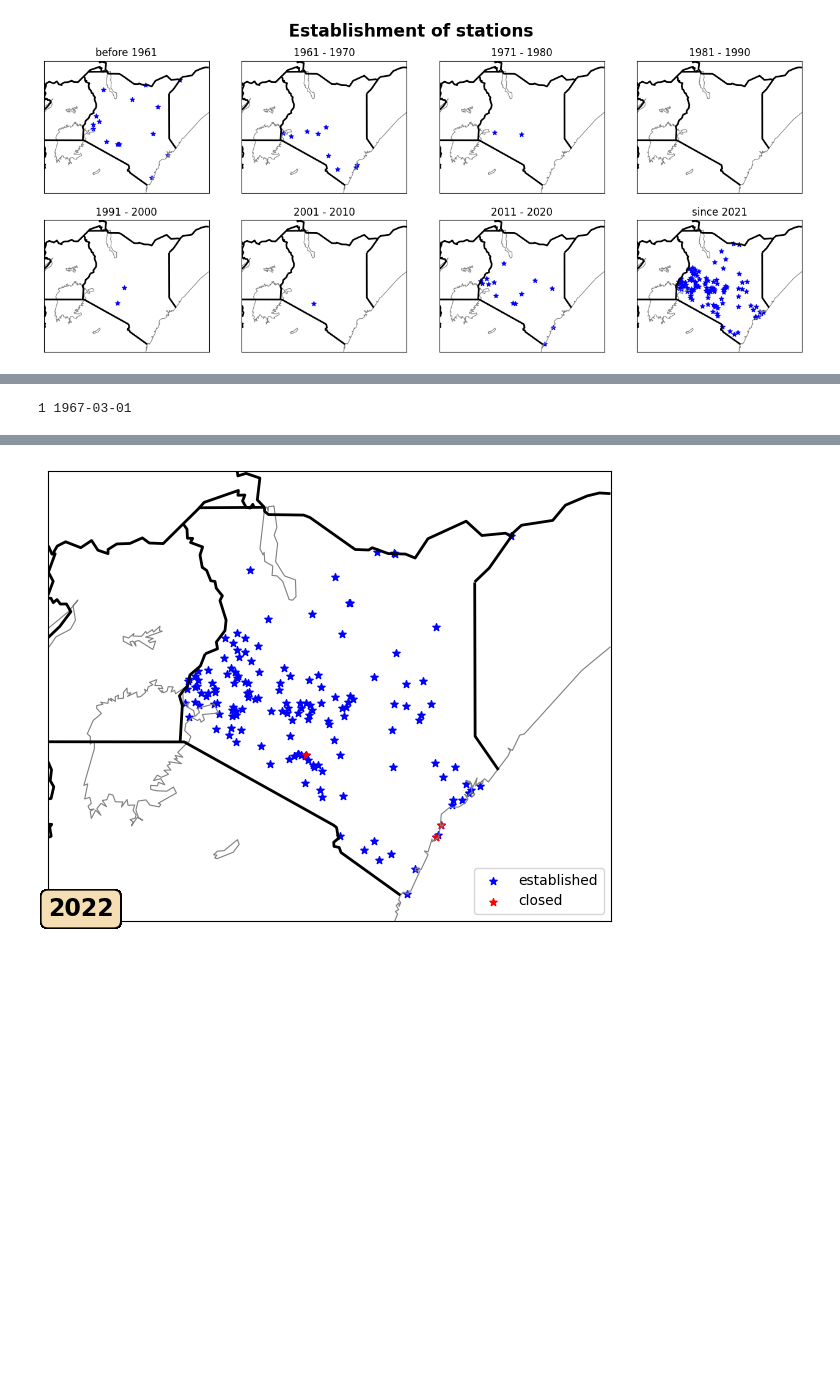
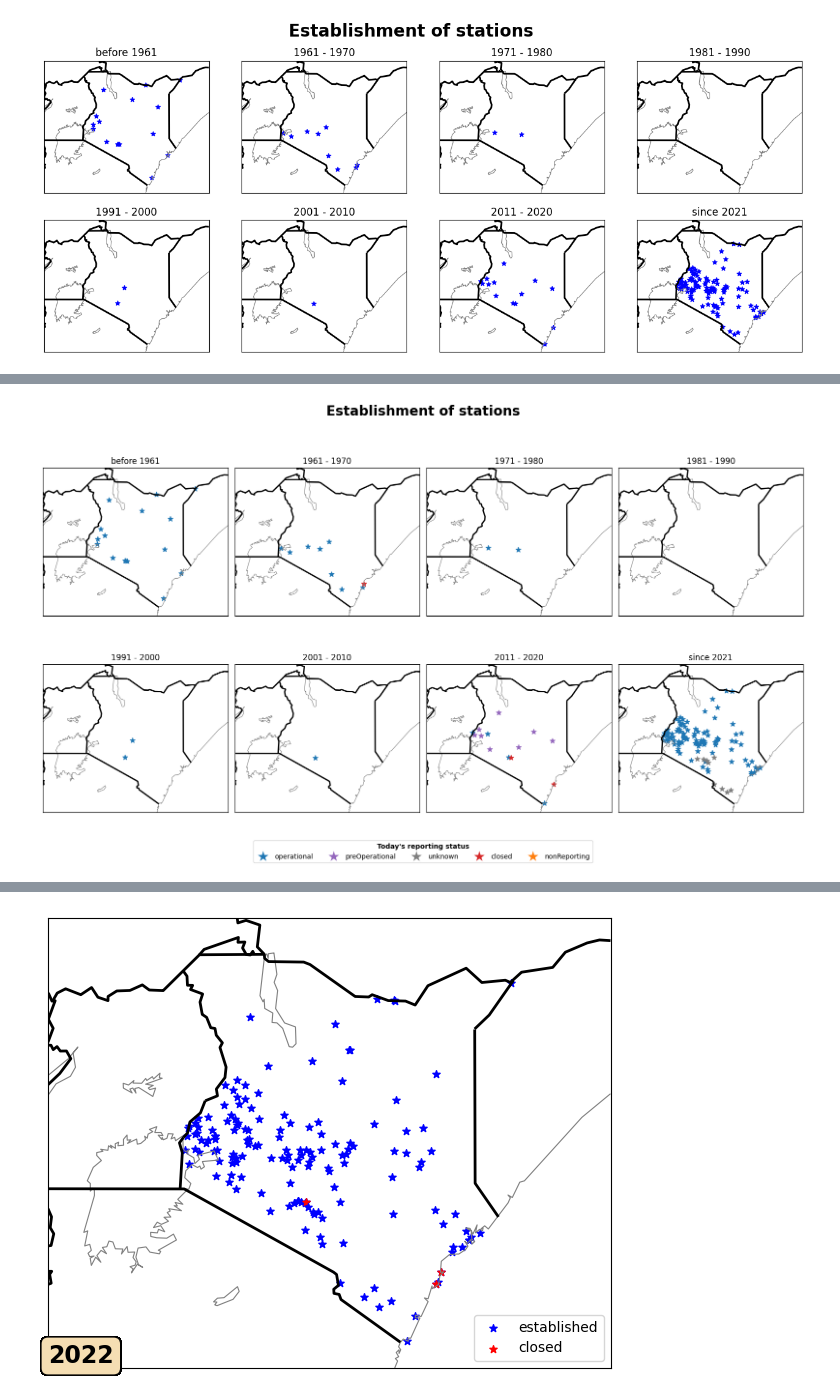
Before and after one commit to joergklausen/oscar-analysis, a Jupyter notebook: Overview Plots.ipynb, the cells around one changed output, grey strips where cells are left out. Cells and saved outputs as stored; diff of their text form; code cells hidden in the pictures; blank space fills up the shorter version.

```diff
--- a/Overview Plots.ipynb
+++ b/Overview Plots.ipynb
@@ -243,12 +246,3 @@ json_file = os.getcwd()+'/stations.json'
 plot_overview_map_reportingStatus(json_file)
 # %% [output]
 [figure]
-# %%
-import datetime
-years = [1961, 1971, 1981, 1991, 2001, 2011, 2021]
-
-start_d = []
-for year in years:
-    start_d.append(pd.to_datetime(datetime.datetime(year, 1,1)))
-
-start_d
@@ -424,21 +385,0 @@ df_animation
-# %%
-year= 1967
-
-
-df = df_animation[(pd.DatetimeIndex(df_animation["dateEstablished"]).year == year)]
-
-for i in range(0,len(df["dateClosed"])):
-    lat = []
-    lon = []
-    if not df.iloc[i]["dateClosed"] == "NA":
-        print(i, df.iloc[i]["dateClosed"])
-        lat.append(df.iloc[i]["lat"])
-        lon.append(df.iloc[i]["lon"])
-
-
-# df["dateClosed"]
-
-# if not df["dateClosed"] == "NA":
-#     print("yes")
-# %% [output]
-1 1967-03-01
@@ -450 +386,5 @@ m = Basemap(projection='lcc', resolution='h',
+# %%
+plot_maps_establishment_decade_reporting(json_file)
+# %% [output]
+[figure, added]
 # %%
```
Also changed, not shown: parts of 11 cells of this notebook, 6 other files.
